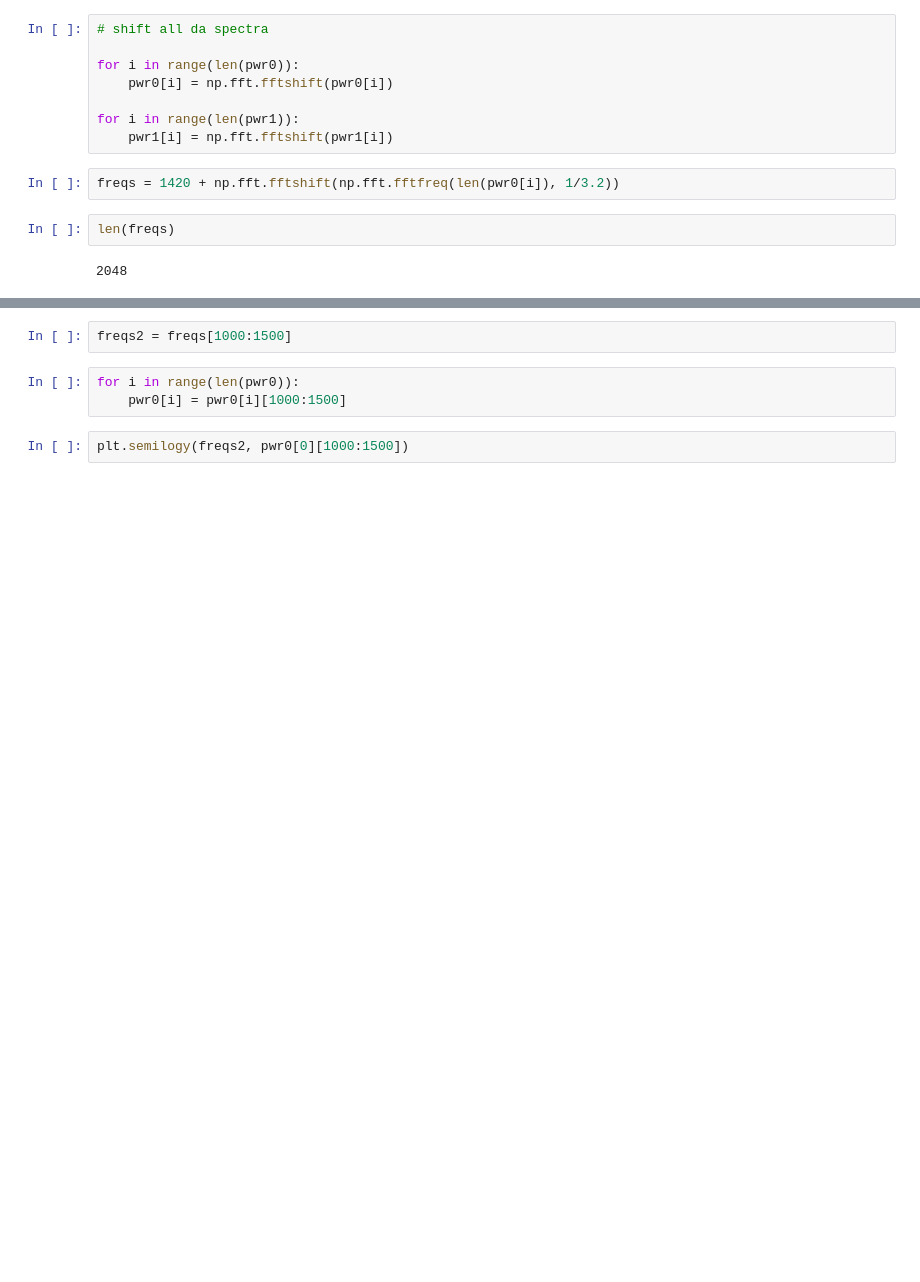
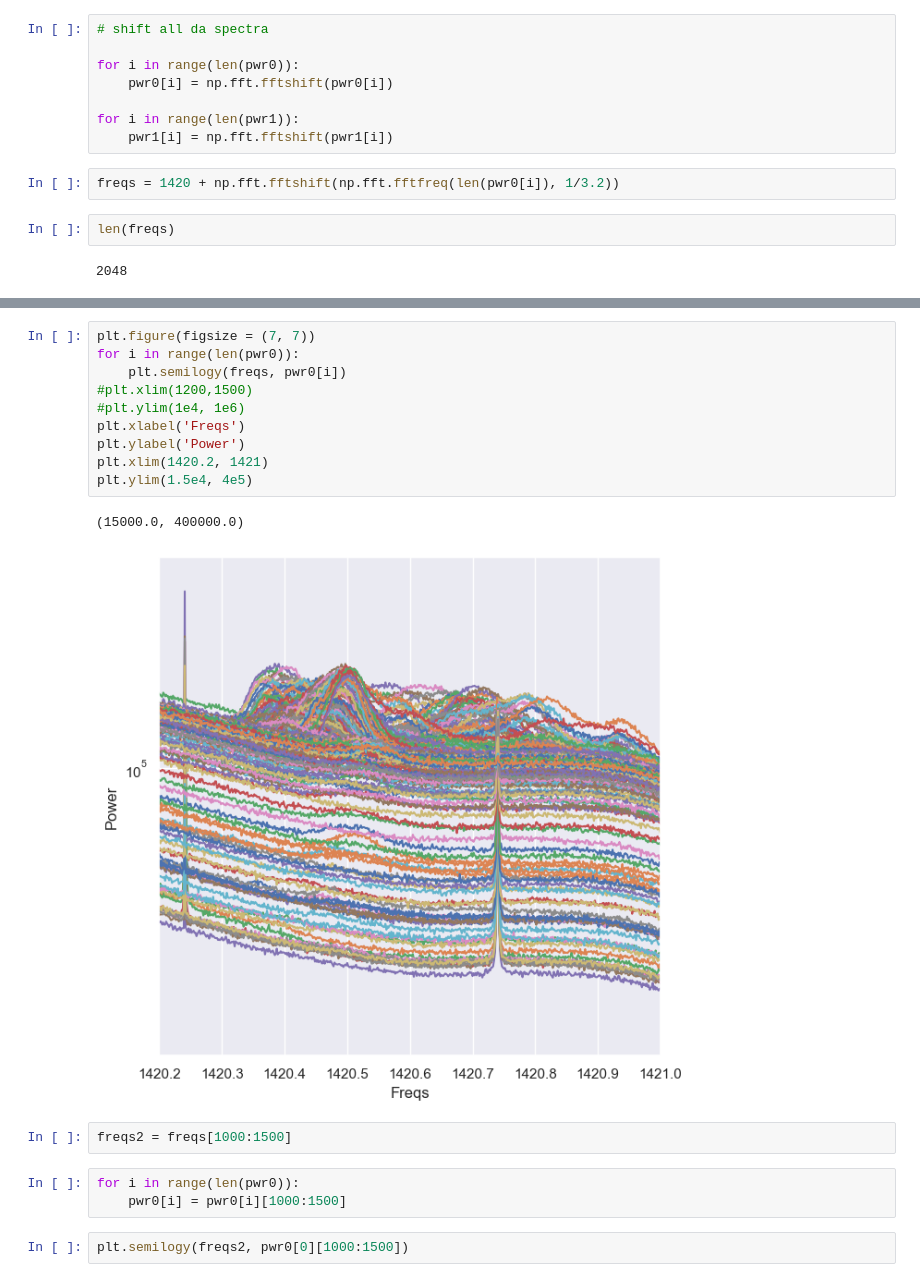
Before and after one commit to lea-yamashiro/FFC_4, a Jupyter notebook: code/Lea/analysis_0424.ipynb, the cells around one changed output, grey strips where cells are left out. Drawn from its saved outputs; the diff is of its cells as text; blank space fills up the shorter version.

```diff
--- a/code/Lea/analysis_0424.ipynb
+++ b/code/Lea/analysis_0424.ipynb
@@ -98,3 +130,16 @@ plt.xlim(1200,1500)
+# %%
+plt.figure(figsize = (7, 7))
+for i in range(len(pwr0)):
+    plt.semilogy(freqs, pwr0[i])
+#plt.xlim(1200,1500)
+#plt.ylim(1e4, 1e6)
+plt.xlabel('Freqs')
+plt.ylabel('Power')
+plt.xlim(1420.2, 1421)
+plt.ylim(1.5e4, 4e5)
+# %% [output]
+(15000.0, 400000.0)
+[figure, added]
 # %%
 freqs2 = freqs[1000:1500]
 # %%
```
Also changed, not shown: parts of 6 cells of this notebook, 23 other files.
